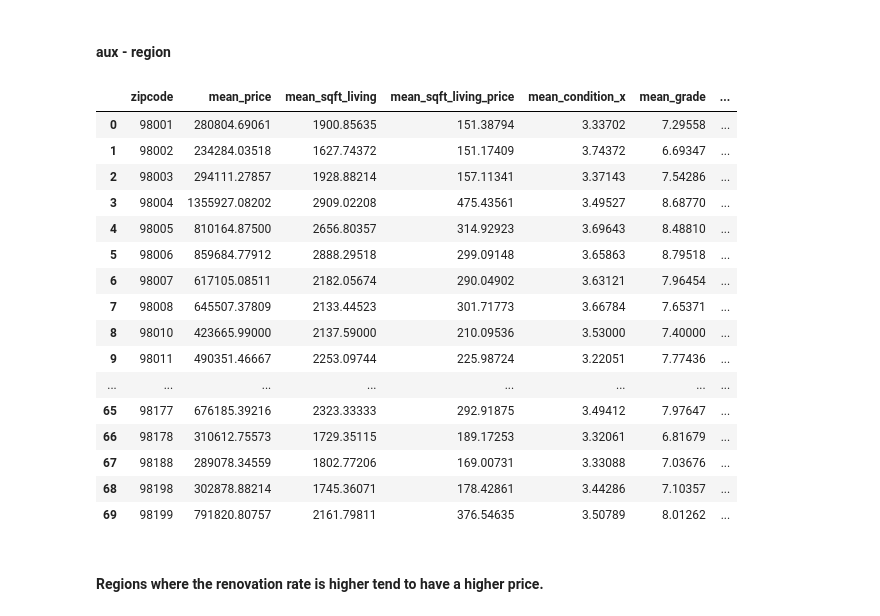
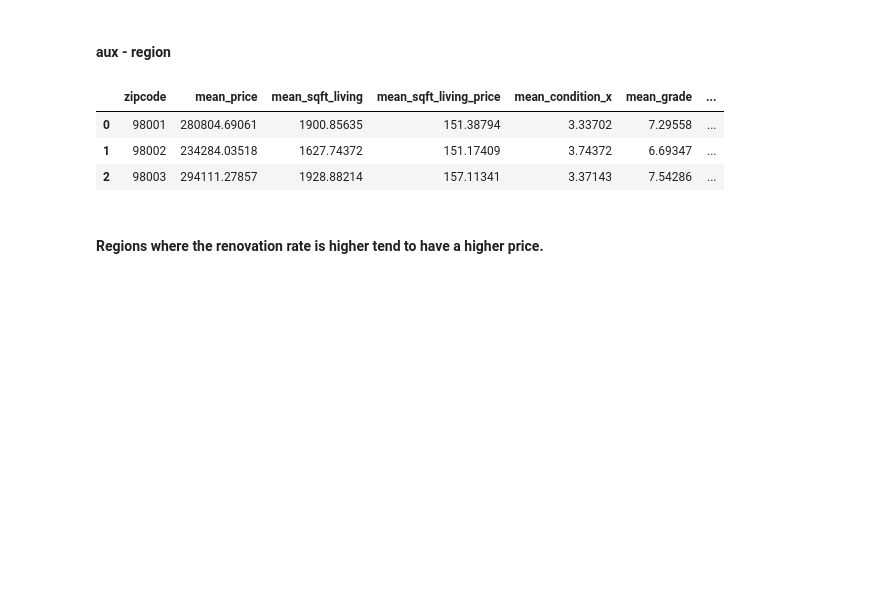
Before and after one commit to fusaa/house-dashboard, a Jupyter notebook: 0 - king county.ipynb, the cells around one changed output. Saved outputs shown, nothing was run; the diff lists cells and outputs as text; code cells hidden in the pictures; blank space fills up the shorter version.

```diff
--- a/0 - king county.ipynb
+++ b/0 - king county.ipynb
@@ -669,47 +666,34 @@ aux2.rename(columns = {'id':'transactions'}, inplace = True)
 
 
 # Getting standard deviations:
 aux = data[['zipcode','price','sqft_living']].groupby('zipcode').std().reset_index()
 aux.rename(columns = {'price':'std_price', 'sqft_living': 'std_sqft_living'}, inplace = True)
 
 # renovations last X years
 aux3 = data[data['renovated_last_20y'] == 1].groupby('zipcode').count().reset_index()
 aux3.rename(columns = {'renovated_last_20y':'count_renovated_last_20y'}, inplace = True)
 aux3 = aux3[['zipcode', 'count_renovated_last_20y']]
 
 # condition
 aux5 = data[['zipcode', 'condition']].groupby('zipcode').mean().reset_index()
 aux5.rename(columns = {'condition':'mean_condition'}, inplace = True)
 aux5 = aux5[['zipcode', 'mean_condition']]
 
 
 zipcode_avg_price = zipcode_avg_price.merge(aux, on = 'zipcode', how = 'left')
 zipcode_avg_price = zipcode_avg_price.merge(aux2, on = 'zipcode', how = 'left')
 zipcode_avg_price = zipcode_avg_price.merge(aux3, on = 'zipcode', how = 'left')
 zipcode_avg_price = zipcode_avg_price.merge(aux4, on = 'zipcode', how = 'left')
 zipcode_avg_price = zipcode_avg_price.merge(aux5, on = 'zipcode', how = 'left')
 
 # zipcode_avg_price['renovation_pct'] = zipcode_avg_price.apply(lambda x: (x['count_renovated_last_20y'] / x['transactions']))
 zipcode_avg_price['renovation_pct'] = zipcode_avg_price['count_renovated_last_20y'] / zipcode_avg_price['transactions' ]* 100
-zipcode_avg_price  # FINAL TABLE
+zipcode_avg_price.head(3)  # FINAL TABLE
 # %% [output]
 |  | zipcode | mean_price | mean_sqft_living | mean_sqft_living_price | mean_condition_x | mean_grade | ... |
 | 0 | 98001 | 280804.69061 | 1900.85635 | 151.38794 | 3.33702 | 7.29558 | ... |
 | 1 | 98002 | 234284.03518 | 1627.74372 | 151.17409 | 3.74372 | 6.69347 | ... |
 | 2 | 98003 | 294111.27857 | 1928.88214 | 157.11341 | 3.37143 | 7.54286 | ... |
-| 3 | 98004 | 1355927.08202 | 2909.02208 | 475.43561 | 3.49527 | 8.68770 | ... |
-| 4 | 98005 | 810164.87500 | 2656.80357 | 314.92923 | 3.69643 | 8.48810 | ... |
-| 5 | 98006 | 859684.77912 | 2888.29518 | 299.09148 | 3.65863 | 8.79518 | ... |
-| 6 | 98007 | 617105.08511 | 2182.05674 | 290.04902 | 3.63121 | 7.96454 | ... |
-| 7 | 98008 | 645507.37809 | 2133.44523 | 301.71773 | 3.66784 | 7.65371 | ... |
-| 8 | 98010 | 423665.99000 | 2137.59000 | 210.09536 | 3.53000 | 7.40000 | ... |
-| 9 | 98011 | 490351.46667 | 2253.09744 | 225.98724 | 3.22051 | 7.77436 | ... |
-| ... | ... | ... | ... | ... | ... | ... | ... |
-| 65 | 98177 | 676185.39216 | 2323.33333 | 292.91875 | 3.49412 | 7.97647 | ... |
-| 66 | 98178 | 310612.75573 | 1729.35115 | 189.17253 | 3.32061 | 6.81679 | ... |
-| 67 | 98188 | 289078.34559 | 1802.77206 | 169.00731 | 3.33088 | 7.03676 | ... |
-| 68 | 98198 | 302878.88214 | 1745.36071 | 178.42861 | 3.44286 | 7.10357 | ... |
-| 69 | 98199 | 791820.80757 | 2161.79811 | 376.54635 | 3.50789 | 8.01262 | ... |
 # %% [markdown]
 #### Regions where the renovation rate is higher tend to have a higher price.
 # %%
```
Also changed, not shown: parts of 9 cells of this notebook, 1 other file.
